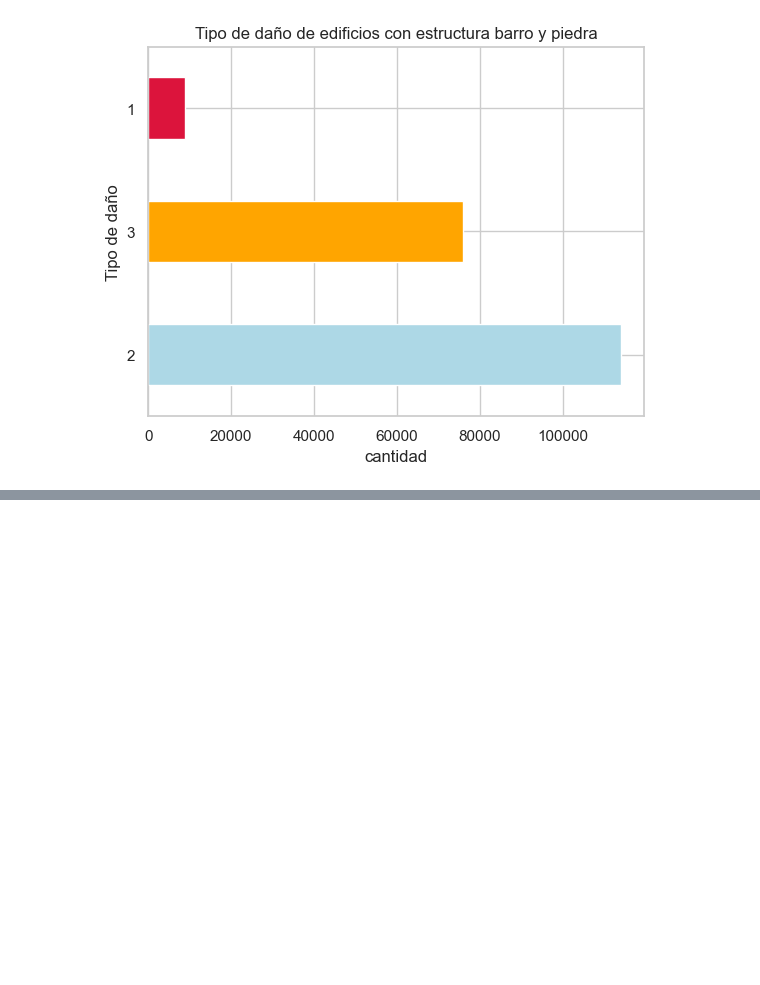
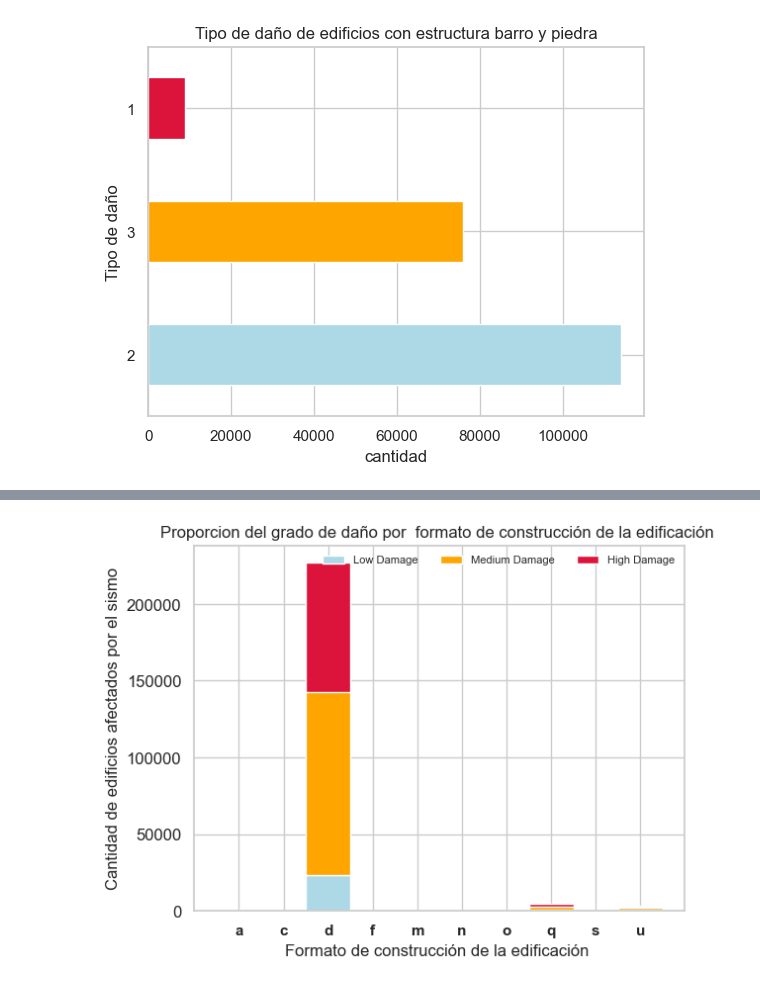
Before and after one commit to DanteReinaudo/EarthquakeDamagePrediction, a Jupyter notebook: tp1/analisis_joaco.ipynb, the cells around one changed output, grey strips where cells are left out. Cells and saved outputs as stored; diff of their text form; code cells hidden in the pictures; blank space fills up the shorter version.

```diff
--- a/tp1/analisis_joaco.ipynb
+++ b/tp1/analisis_joaco.ipynb
@@ -189,0 +189,4 @@ sns.violinplot(x=data_values["has_superstructure_mud_mortar_stone"], y=data_valu
+# %%
+#analizo el diseño sísmico
+dmg_grade_by_config = data_values.groupby(["plan_configuration", "damage_grade"]).agg({"cantidad" : "count"}).reset_index()
+dmg_grade_by_config
@@ -189,0 +211,29 @@ sns.violinplot(x=data_values["has_superstructure_mud_mortar_stone"], y=data_valu
+# %%
+dmg_1 = list(dmg_grade_by_config.loc[dmg_grade_by_config["damage_grade"]==1,"cantidad"])
+dmg_2 = list(dmg_grade_by_config.loc[dmg_grade_by_config["damage_grade"]==2,"cantidad"])
+dmg_3 = list(dmg_grade_by_config.loc[dmg_grade_by_config["damage_grade"]==3,"cantidad"])
+
+dmg_1.insert(3, 0)
+dmg_1
+
+my_colors = ['lightblue','orange','crimson']
+header = ["Low Damage","Medium Damage","High Damage"]
+
+r = [0,1,2,3,4,5,6,7,8,9]
+names = ['a','c', 'd', 'f', 'm', 'n', 'o', 'q', 's', 'u']
+barWidth = 1
+
+p1 = plt.bar(r, dmg_1, color=my_colors[0], edgecolor='white', width=barWidth, label = 'Low Damage')
+p2 = plt.bar(r, dmg_2, bottom = dmg_1, color=my_colors[1], edgecolor='white', width=barWidth, label = 'Medium Damage')
+p3 = plt.bar(r, dmg_3, bottom = dmg_2, color=my_colors[2], edgecolor='white', width=barWidth, label = 'High Damage')
+
+
+plt.xticks(r, names, fontweight='bold')
+plt.yticks(fontsize=12)
+plt.title("Proporcion del grado de daño por  formato de construcción de la edificación ",fontsize = 12)
+plt.xlabel("Formato de construcción de la edificación ")
+plt.ylabel("Cantidad de edificios afectados por el sismo", fontsize=12)
+plt.legend((p1[0], p2[0], p3[0]), (header[0], header[1], header[2]), fontsize=8, ncol=3, framealpha=0, fancybox=True)
+plt.show()
+# %% [output]
+[figure, added]
```
Also changed, not shown: parts of 16 cells of this notebook.
